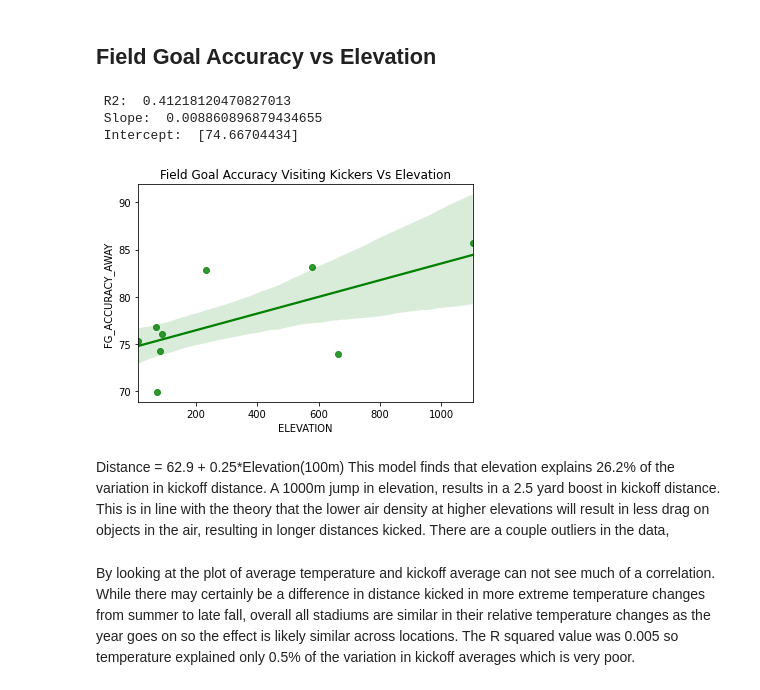
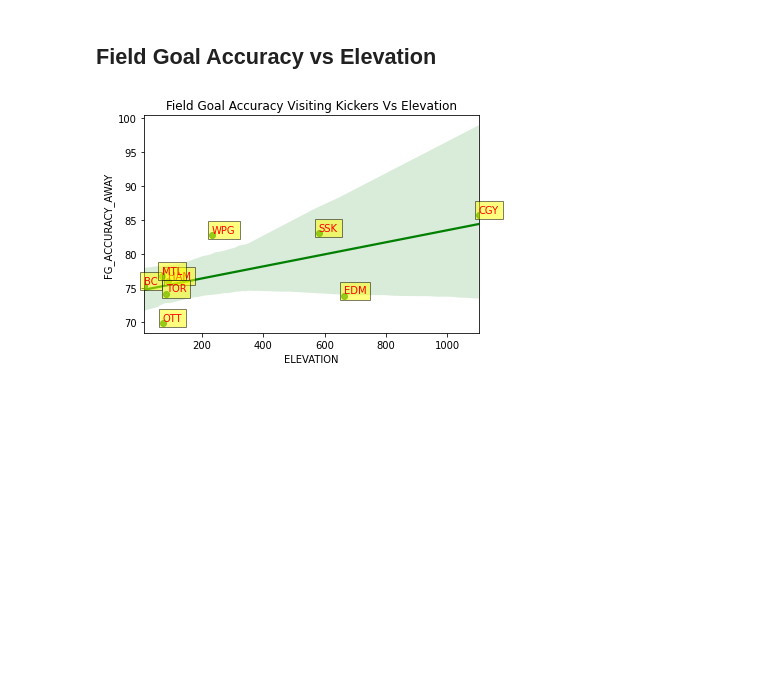
Before and after one commit to huuugh18/Programming-In-Python, a Jupyter notebook: CorseWork/CW2/Final_Project.ipynb, the cells around one changed output. Cells and saved outputs as stored; diff of their text form; code cells hidden in the pictures; blank space fills up the shorter version.

```diff
--- a/CorseWork/CW2/Final_Project.ipynb
+++ b/CorseWork/CW2/Final_Project.ipynb
@@ -1184,20 +1210,2 @@ df_temp_elevate
 # %% [markdown]
 ## Kickoff vs Elevation
-# %%
-x = (df_temp_elevate['ELEVATION'].values).reshape(-1,1)
-y = df_temp_elevate['KO_AVG_AWAY'].values.reshape(-1,1)
-model = LinearRegression().fit(x,y)
-y_pred = model.predict([[0]])
-print(' R2: ', model.score(x,y), '\n Slope: ', model.coef_[0][0], '\n Intercept: ', model.intercept_)
-
-sns.regplot(
-      y=df_temp_elevate['KO_AVG_AWAY'],
-      x=df_temp_elevate['ELEVATION'],
-      color='green',
-      ci=80
-   ).set_title('Kickoff Averages Visiting Kickers Vs Elevation')
-
-for i in range(df_temp_elevate.shape[0]):
-   plt.text(x=df_temp_elevate.ELEVATION[i]+0.3,y=df_temp_elevate.KO_AVG_AWAY[i]+0.3,s=df_temp_elevate.LOCATION[i],
-      fontdict=dict(color='red',size=10),
-      bbox=dict(facecolor='yellow',alpha=0.5))
@@ -1208,0 +1212,18 @@ for i in range(df_temp_elevate.shape[0]):
+# %%
+def add_point_labels(plt, df, y_axis, x_axis, distance):
+   for i in range(df.shape[0]):
+      plt.text(x=df[x_axis][i]+distance,y=df[y_axis][i]+distance,s=df.LOCATION[i],
+      fontdict=dict(color='red',size=10),
+      bbox=dict(facecolor='yellow',alpha=0.5))
+
+def get_linear_regression_data(df, y_axis, x_axis):
+   x = (df[x_axis].values).reshape(-1,1)
+   y = df[y_axis].values.reshape(-1,1)
+   model = LinearRegression().fit(x,y)
+   r2 = model.score(x,y).round(3)
+   slope = model.coef_[0][0].round(7)
+   intercept = model.intercept_[0]
+   y_pred = model.predict([[0]])
+   # print('LINEAR REGRESSION OUTPUT FOR:\n', x_axis, y_axis, '\nR2: ', r2, '\n Slope: ', slope, '\n Intercept: ', intercept)
+   df_append = pd.DataFrame([[r2, intercept, slope]], columns=['R2','Intercept','Slope'], index=[y_axis])
+   return df_append
@@ -1232,21 +1299,11 @@ Text(0.5, 1.0, 'Punt Averages Visiting Punters Vs Elevation')
 # %%
 sns.regplot(
       y=df_temp_elevate['FG_ACCURACY_AWAY'],
       x=df_temp_elevate['ELEVATION'],
       color='green',
-      ci=80
+      ci=95
    ).set_title('Field Goal Accuracy Visiting Kickers Vs Elevation')
 
-x = (df_temp_elevate['ELEVATION'].values).reshape(-1,1)
-y = df_temp_elevate['FG_ACCURACY_AWAY'].values.reshape(-1,1)
-model = LinearRegression().fit(x,y)
-y_pred = model.predict([[0]])
-print(' R2: ', model.score(x,y), '\n Slope: ', model.coef_[0][0], '\n Intercept: ', model.intercept_)
+add_point_labels(plt, df_temp_elevate, 'FG_ACCURACY_AWAY', 'ELEVATION', 0.3)
 # %% [output]
- R2:  0.41218120470827013
- Slope:  0.008860896879434655
- Intercept:  [74.66704434]
-[figure, old version]
+[figure, new version]
-# %% [markdown]
-Distance = 62.9 + 0.25*Elevation(100m)
-This model finds that elevation explains 26.2% of the variation in kickoff distance. A 1000m jump in elevation, results in a 2.5 yard boost in kickoff distance. This is in line with the theory that the lower air density at higher elevations will result in less drag on objects in the air, resulting in longer distances kicked. There are a couple outliers in the data,
@@ -1264,2 +1309,0 @@ print(' R2: ', model.score(x,y), '\n Slope: ', model.coef_[0][0], '\n Intercept:
-# %% [markdown]
-By looking at the plot of average temperature and kickoff average can not see much of a correlation. While there may certainly be a difference in distance kicked in more extreme temperature changes from summer to late fall, overall all stadiums are similar in their relative temperature changes as the year goes on so the effect is likely similar across locations. The R squared value was 0.005 so temperature explained only 0.5% of the variation in kickoff averages which is very poor.
```
Also changed, not shown: parts of 45 cells of this notebook, 1 other file.
